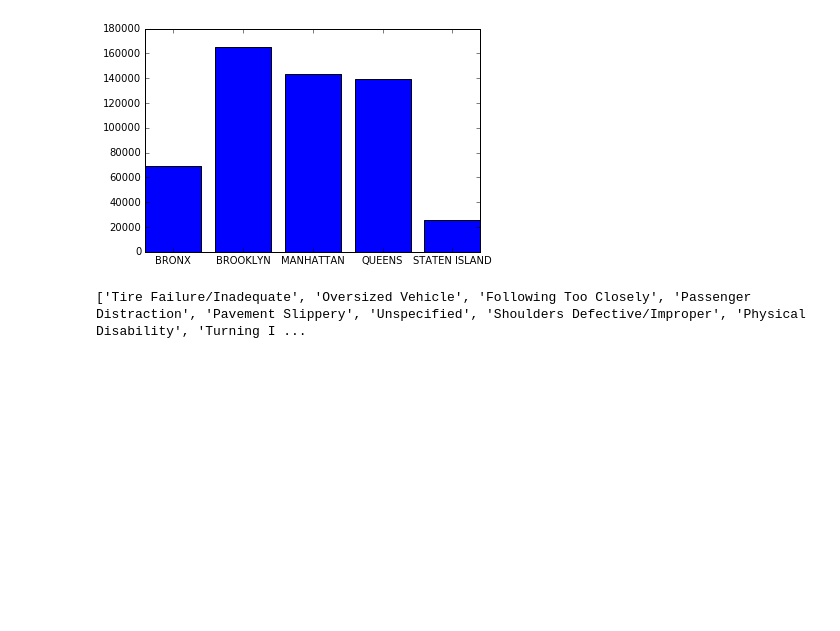
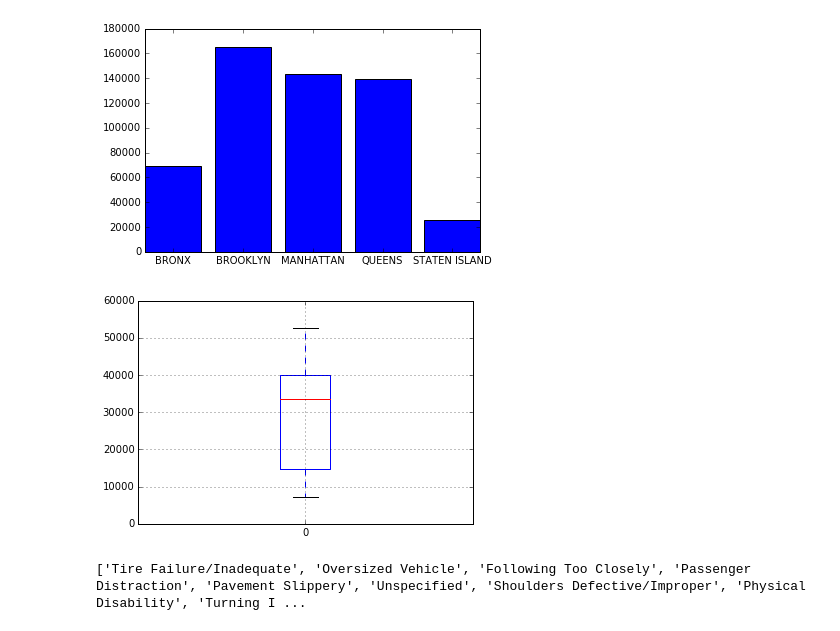
Before and after one commit to maltandhop/technosphere, a Jupyter notebook: project.ipynb, the cells around one changed output. Saved outputs shown, nothing was run; the diff lists cells and outputs as text; code cells hidden in the pictures; blank space fills up the shorter version.

```diff
--- a/project.ipynb
+++ b/project.ipynb
@@ -216,6 +216,21 @@ plt.bar(range(len(borough)), accidents, align='center')
 # %% [output]
 <Container object of 5 artists>
 [figure]
+# %%
+import pprint, math
+injuries = data[u'NUMBER OF PERSONS KILLED'] + data[u'NUMBER OF PERSONS INJURED']
+
+for i, t in enumerate([u'NUMBER OF PEDESTRIANS ', u'NUMBER OF CYCLIST ', u'NUMBER OF MOTORIST ']):
+    injuries += data[t + 'INJURED'] + data[t + 'KILLED']
+
+injuries = injuries.apply(lambda x: math.log(1+x))
+
+data['injuries'] = injuries
+
+pd.DataFrame(data.groupby('hour').size()).boxplot();
+pass
+# %% [output]
+[figure, added]
 # %%
 grouped_by_factor1 = data.groupby(by="CONTRIBUTING FACTOR VEHICLE 1")
 grouped_by_factor2 = data.groupby(by="CONTRIBUTING FACTOR VEHICLE 2")
```
